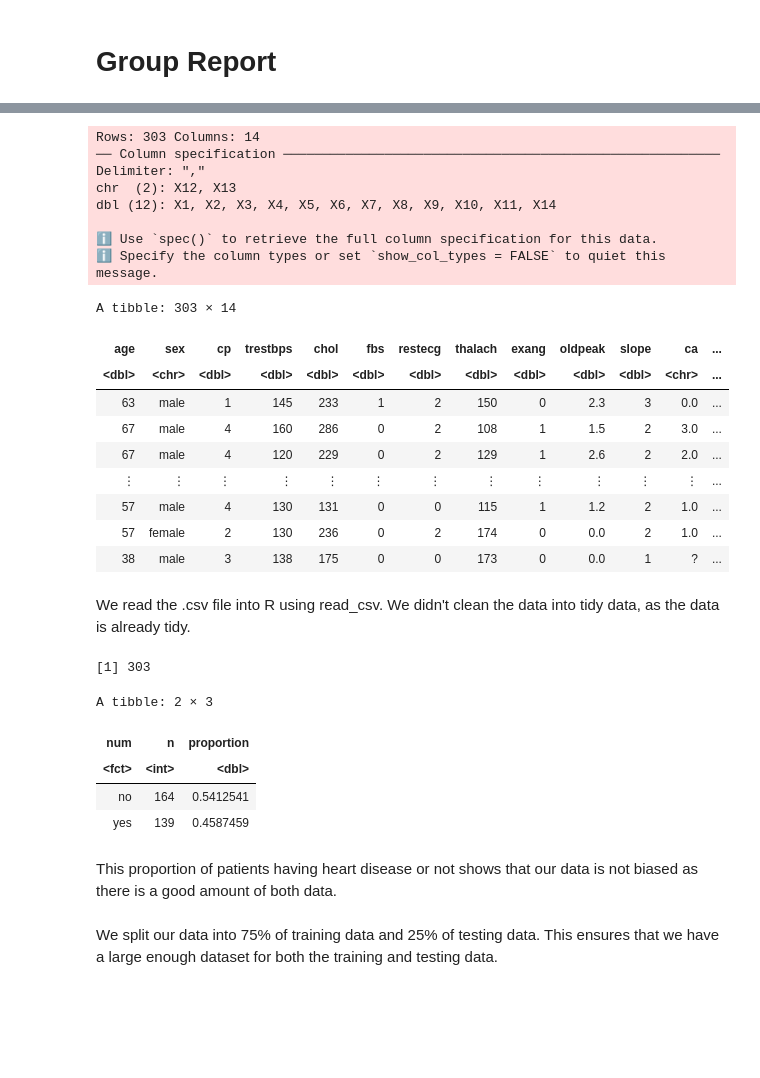
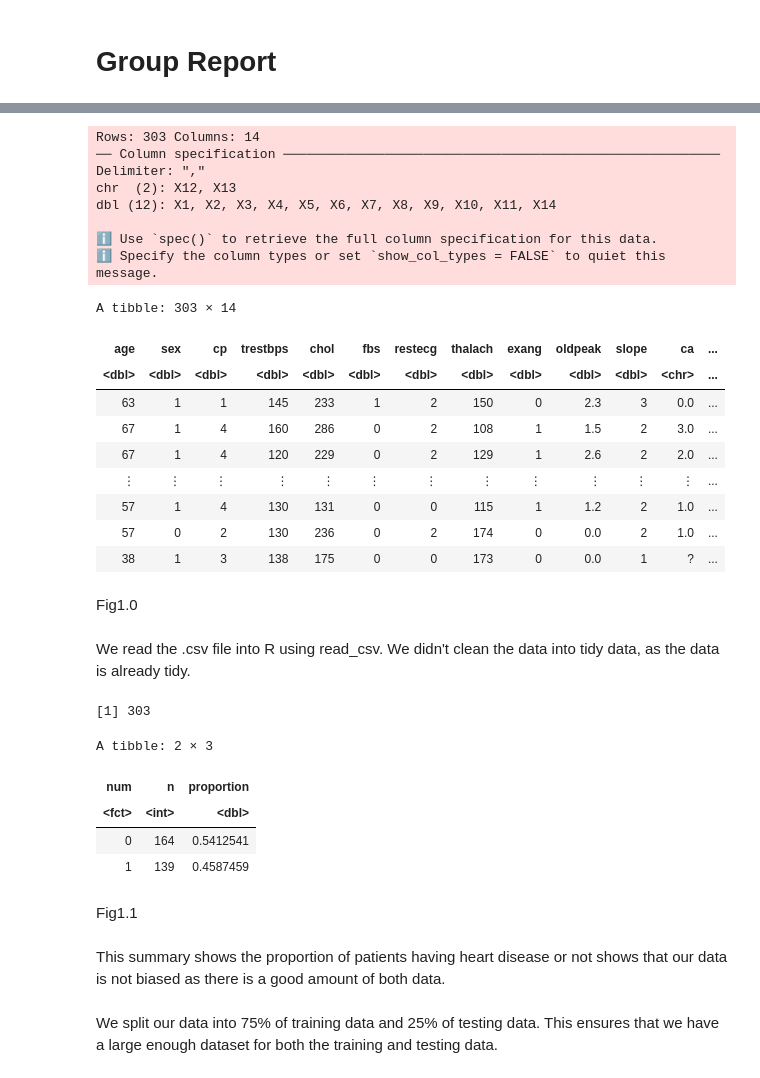
Before and after one commit to TracyGan/DSCI100, a Jupyter notebook: GroupReport.ipynb, the cells around one changed output, grey strips where cells are left out. Drawn from its saved outputs; the diff is of its cells as text; code cells hidden in the pictures; blank space fills up the shorter version.

```diff
--- a/GroupReport.ipynb
+++ b/GroupReport.ipynb
@@ -52,40 +55,40 @@ options(repr.matrix.max.rows = 6)
 # %%
 set.seed(20)
 
 heart_data_1 <- read_csv("data/processed.cleveland (1).data", col_names = FALSE) |>
                 mutate(X14 = as_factor(X14))
 
 colnames(heart_data_1) <- c("age","sex","cp","trestbps","chol","fbs","restecg","thalach",
                                     "exang","oldpeak","slope","ca","thal","num")
+
 heart_data <- heart_data_1 |>
-                mutate(num=recode(num, "0" = "no",
-                                       "1" = "yes",
-                                       "2" = "yes",
-                                       "3" = "yes",
-                                       "4" = "yes")) |>
-                mutate(sex=recode(sex, "1" = "male",
-                                       "0" = "female"))
-
+                mutate(num=recode(num, "0" = "0",
+                                       "1" = "1",
+                                       "2" = "1",
+                                       "3" = "1",
+                                       "4" = "1"))
 heart_data
 # %% [output]
 Rows: 303 Columns: 14
 ── Column specification ────────────────────────────────────────────────────────
 Delimiter: ","
 chr  (2): X12, X13
 dbl (12): X1, X2, X3, X4, X5, X6, X7, X8, X9, X10, X11, X14
 
 ℹ Use `spec()` to retrieve the full column specification for this data.
 ℹ Specify the column types or set `show_col_types = FALSE` to quiet this message.
 A tibble: 303 × 14
 | age | sex | cp | trestbps | chol | fbs | restecg | thalach | exang | oldpeak | slope | ca | ... |
-| <dbl> | <chr> | <dbl> | <dbl> | <dbl> | <dbl> | <dbl> | <dbl> | <dbl> | <dbl> | <dbl> | <chr> | ... |
-| 63 | male | 1 | 145 | 233 | 1 | 2 | 150 | 0 | 2.3 | 3 | 0.0 | ... |
-| 67 | male | 4 | 160 | 286 | 0 | 2 | 108 | 1 | 1.5 | 2 | 3.0 | ... |
-| 67 | male | 4 | 120 | 229 | 0 | 2 | 129 | 1 | 2.6 | 2 | 2.0 | ... |
+| <dbl> | <dbl> | <dbl> | <dbl> | <dbl> | <dbl> | <dbl> | <dbl> | <dbl> | <dbl> | <dbl> | <chr> | ... |
+| 63 | 1 | 1 | 145 | 233 | 1 | 2 | 150 | 0 | 2.3 | 3 | 0.0 | ... |
+| 67 | 1 | 4 | 160 | 286 | 0 | 2 | 108 | 1 | 1.5 | 2 | 3.0 | ... |
+| 67 | 1 | 4 | 120 | 229 | 0 | 2 | 129 | 1 | 2.6 | 2 | 2.0 | ... |
 | ⋮ | ⋮ | ⋮ | ⋮ | ⋮ | ⋮ | ⋮ | ⋮ | ⋮ | ⋮ | ⋮ | ⋮ | ... |
-| 57 | male | 4 | 130 | 131 | 0 | 0 | 115 | 1 | 1.2 | 2 | 1.0 | ... |
-| 57 | female | 2 | 130 | 236 | 0 | 2 | 174 | 0 | 0.0 | 2 | 1.0 | ... |
-| 38 | male | 3 | 138 | 175 | 0 | 0 | 173 | 0 | 0.0 | 1 | ? | ... |
+| 57 | 1 | 4 | 130 | 131 | 0 | 0 | 115 | 1 | 1.2 | 2 | 1.0 | ... |
+| 57 | 0 | 2 | 130 | 236 | 0 | 2 | 174 | 0 | 0.0 | 2 | 1.0 | ... |
+| 38 | 1 | 3 | 138 | 175 | 0 | 0 | 173 | 0 | 0.0 | 1 | ? | ... |
+# %% [markdown]
+Fig1.0
 # %% [markdown]
 We read the .csv file into R using read_csv. We didn't clean the data into tidy data, as the data is already tidy.
 # %%
@@ -101,10 +104,12 @@ heart_proportion
 A tibble: 2 × 3
 | num | n | proportion |
 | <fct> | <int> | <dbl> |
-| no | 164 | 0.5412541 |
-| yes | 139 | 0.4587459 |
+| 0 | 164 | 0.5412541 |
+| 1 | 139 | 0.4587459 |
+# %% [markdown]
+Fig1.1
 # %% [markdown]
-This proportion of patients having heart disease or not shows that our data is not biased as there is a good amount of both data.
+This summary shows the proportion of patients having heart disease or not shows that our data is not biased as there is a good amount of both data.
 # %%
 heart_split <- initial_split(heart_data, prop = 0.75, strata = num)
 heart_train <- training(heart_split)
```
Also changed, not shown: parts of 23 cells of this notebook.
